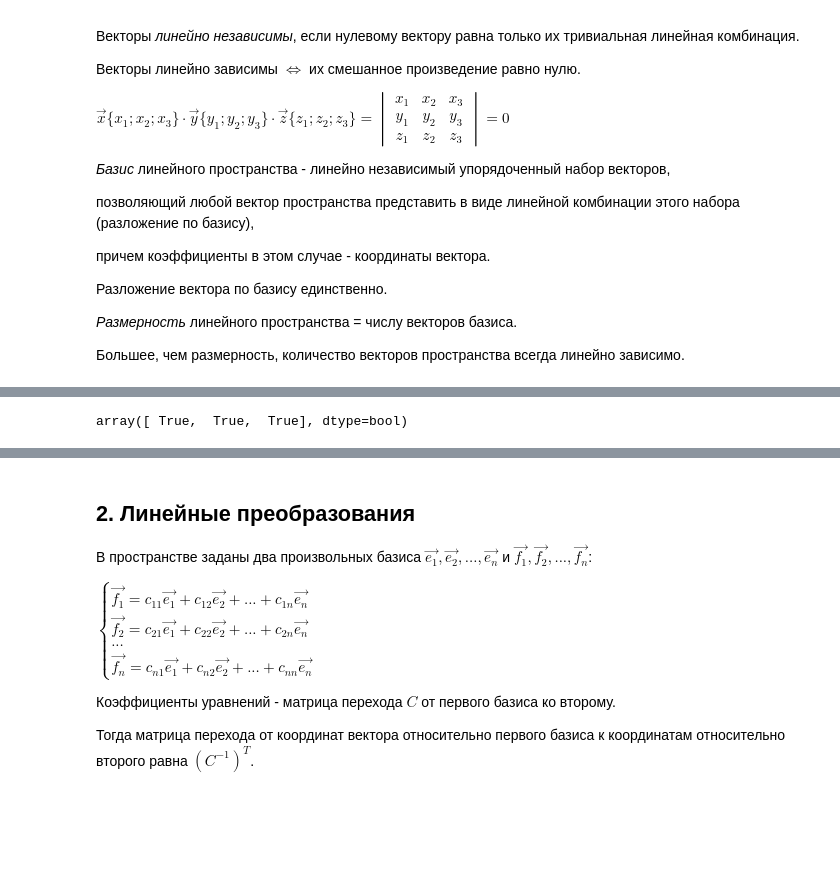
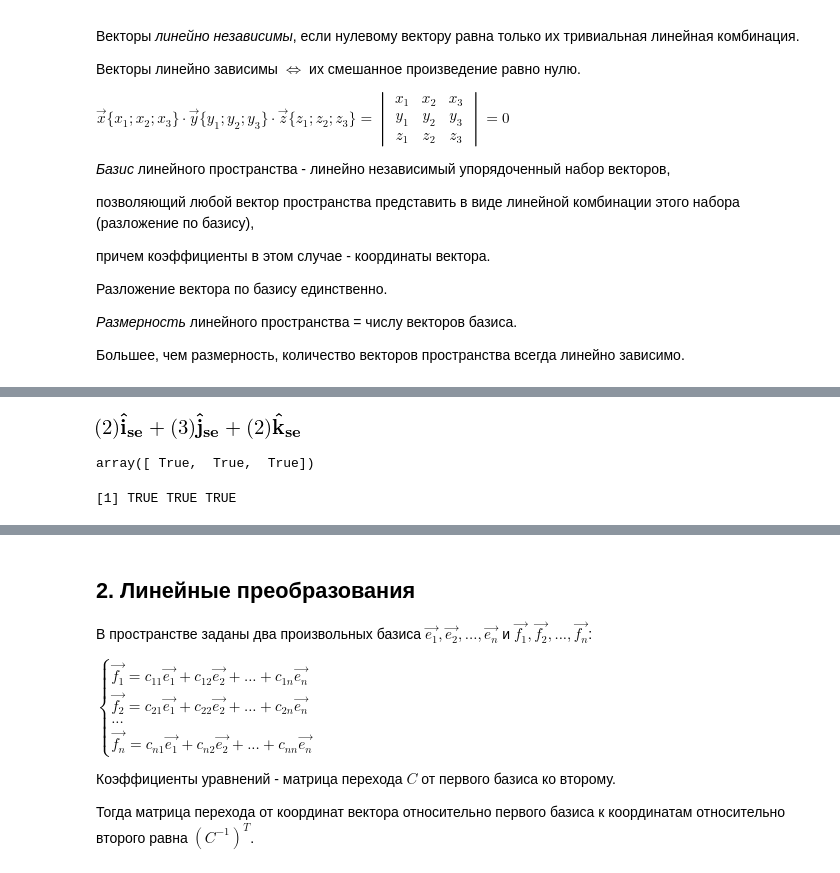
Before and after one commit to OlgaBelitskaya/linear_algebra_practice, a Jupyter notebook: work1_12.ipynb, the cells around one changed output, grey strips where cells are left out. Saved outputs shown, nothing was run; the diff lists cells and outputs as text; code cells hidden in the pictures; blank space fills up the shorter version.

```diff
--- a/work1_12.ipynb
+++ b/work1_12.ipynb
@@ -164,8 +176,15 @@ v
+# %%
+se=sympy.vector.CoordSys3D('se')
+v=2*se.i+3*se.j+2*se.k; display(v)
+[i,j,k]=[numpy.array([1,0,0]),numpy.array([0,1,0]),
+         numpy.array([0,0,1])]
+v=numpy.array([2,3,2]); 2*i+3*j+2*k==v
+# %% [output]
+[figure, added]
+array([ True,  True,  True])
 # %%
-# python numpy
-import numpy
-i = numpy.array([1,0,0]); j = numpy.array([0,1,0]); k = numpy.array([0,0,1])
-v = numpy.array([2,3,2])
-2 * i + 3 * j + 2 * k == v
+%%r
+i<-c(1,0,0); j<-c(0,1,0); k<-c(0,0,1);
+v<-c(2,3,2); v==2*i+3*j+2*k
 # %% [output]
-array([ True,  True,  True], dtype=bool)
+[1] TRUE TRUE TRUE
```
Also changed, not shown: parts of 74 cells of this notebook.
